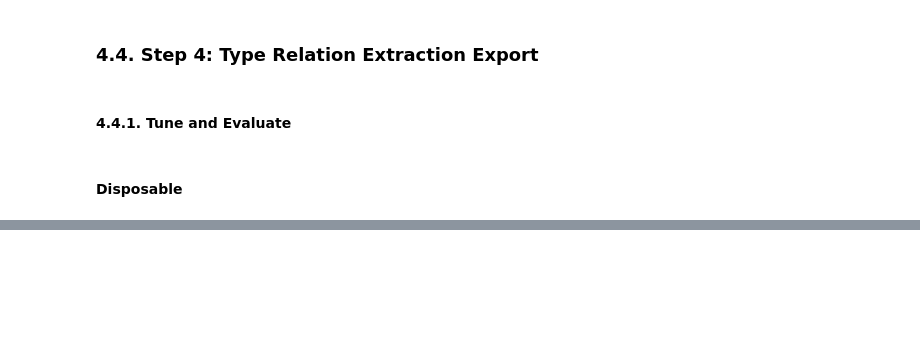
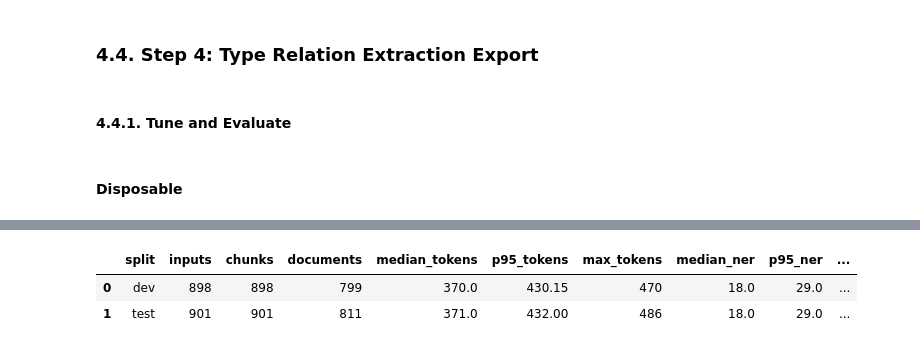
Before and after one commit to plminh-sdh/Design-and-Evaluation-of-Secure-Retrieval-Augmented-Systems-for-Large-Scale-Digital-Archives, a Jupyter notebook: Database.ipynb, the cells around one changed output, grey strips where cells are left out. Drawn from its saved outputs; the diff is of its cells as text; code cells hidden in the pictures; blank space fills up the shorter version.

```diff
--- a/Database.ipynb
+++ b/Database.ipynb
@@ -3907,0 +3798,96 @@ RuntimeError: GLiREL produced no validated raw relation candidates. Increase sam
+# %%
+# DIAGNOSTIC CELL: export prepared GLiREL inputs before running slow relation prediction.
+# Use this when GLiREL produces no raw relation candidates or prediction is too slow.
+from src.graph_kb_relations import (
+    glirel_inputs_to_diagnostic_records,
+    summarize_relation_gold_records,
+    write_jsonl_records,
+)
+
+RELATION_GLIREL_INPUTS_DEV_JSONL = RELATION_EXPORT_DIR / "relation_glirel_dev_inputs_diagnostic.jsonl"
+RELATION_GLIREL_INPUTS_TEST_JSONL = RELATION_EXPORT_DIR / "relation_glirel_test_inputs_diagnostic.jsonl"
+
+relation_dev_input_diagnostic_records = glirel_inputs_to_diagnostic_records(
+    relation_dev_inputs,
+    split="dev",
+)
+relation_test_input_diagnostic_records = glirel_inputs_to_diagnostic_records(
+    relation_test_inputs,
+    split="test",
+)
+
+write_jsonl_records(relation_dev_input_diagnostic_records, RELATION_GLIREL_INPUTS_DEV_JSONL)
+write_jsonl_records(relation_test_input_diagnostic_records, RELATION_GLIREL_INPUTS_TEST_JSONL)
+
+relation_input_diagnostics_df = pd.DataFrame([
+    {
+        "split": "dev",
+        "inputs": len(relation_dev_input_diagnostic_records),
+        "output_jsonl": str(RELATION_GLIREL_INPUTS_DEV_JSONL),
+    },
+    {
+        "split": "test",
+        "inputs": len(relation_test_input_diagnostic_records),
+        "output_jsonl": str(RELATION_GLIREL_INPUTS_TEST_JSONL),
+    },
+])
+display(relation_input_diagnostics_df)
+
+relation_input_preview_df = pd.DataFrame([
+    *relation_dev_input_diagnostic_records,
+    *relation_test_input_diagnostic_records,
+])
+
+if relation_input_preview_df.empty:
+    raise RuntimeError("No GLiREL inputs were built. Inspect relation chunks and resolved mentions before prediction.")
+
+relation_input_quality_df = pd.DataFrame([
+    {
+        "split": split_name,
+        "inputs": len(split_df),
+        "chunks": split_df["chunk_id"].nunique(),
+        "documents": split_df["document_id"].nunique(),
+        "median_tokens": split_df["token_count"].median(),
+        "p95_tokens": split_df["token_count"].quantile(0.95),
+        "max_tokens": split_df["token_count"].max(),
+        "median_ner": split_df["ner_count"].median(),
+        "p95_ner": split_df["ner_count"].quantile(0.95),
+        "max_ner": split_df["ner_count"].max(),
+        "inputs_with_allowed_pairs": (split_df["allowed_type_pairs"].map(len) > 0).sum(),
+    }
+    for split_name, split_df in relation_input_preview_df.groupby("split")
+])
+display(relation_input_quality_df)
+
+for group_column in ["dataset", "modality"]:
+    display(
+        relation_input_preview_df.groupby(["split", group_column], dropna=False)
+        .size()
+        .reset_index(name="inputs")
+        .sort_values(["split", "inputs"], ascending=[True, False])
+        .head(30)
+    )
+
+relation_allowed_relation_counts_df = (
+    relation_input_preview_df[["split", "chunk_id", "allowed_relation_types"]]
+    .explode("allowed_relation_types")
+    .dropna(subset=["allowed_relation_types"])
+    .groupby(["split", "allowed_relation_types"])
+    .size()
+    .reset_index(name="inputs")
+    .sort_values(["split", "inputs"], ascending=[True, False])
+)
+display(relation_allowed_relation_counts_df.head(60))
+
+relation_input_preview_df[[
+    "split",
+    "chunk_id",
+    "dataset",
+    "modality",
+    "token_count",
+    "ner_count",
+    "unique_entity_count",
+    "allowed_type_pairs",
+    "allowed_relation_types",
+]].head(20)
+# %% [output]
@@ -3907,0 +3897,3 @@ RuntimeError: GLiREL produced no validated raw relation candidates. Increase sam
+|  | split | inputs | chunks | documents | median_tokens | p95_tokens | max_tokens | median_ner | p95_ner | ... |
+| 0 | dev | 898 | 898 | 799 | 370.0 | 430.15 | 470 | 18.0 | 29.0 | ... |
+| 1 | test | 901 | 901 | 811 | 371.0 | 432.00 | 486 | 18.0 | 29.0 | ... |
```
Also changed, not shown: parts of 6 cells of this notebook, 1 other file.
